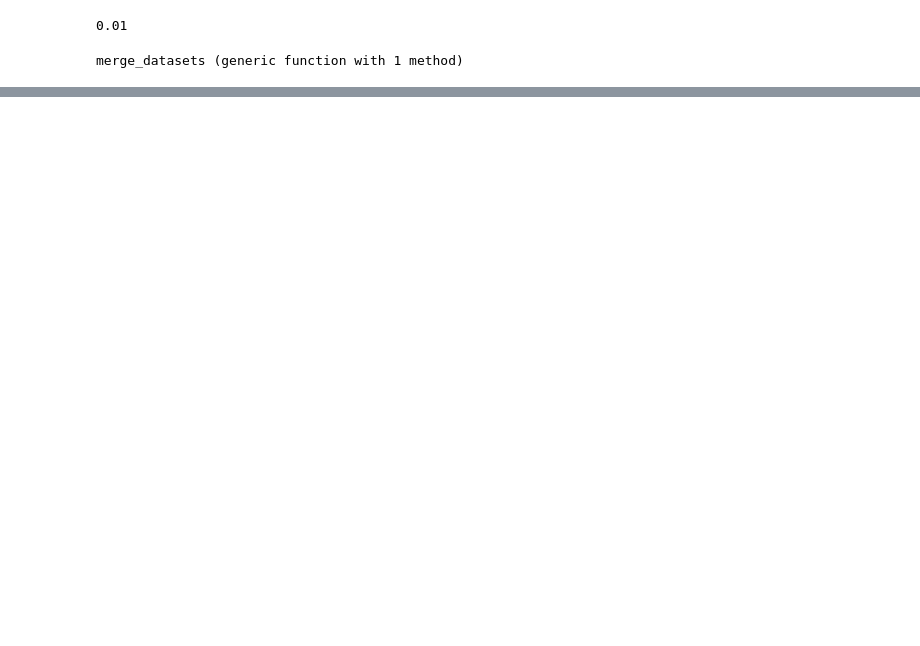
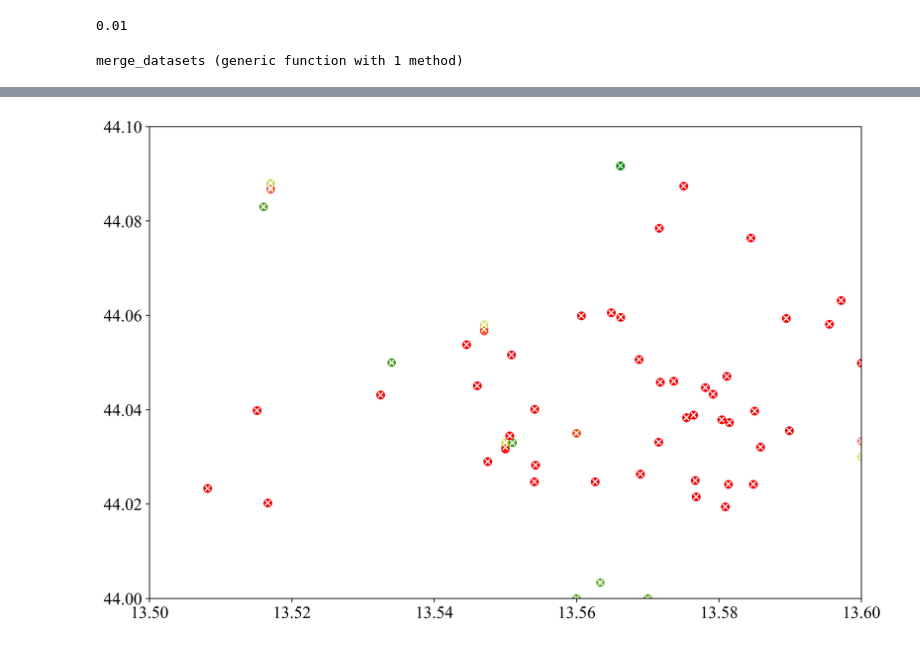
Before and after one commit to gher-uliege/DIVAnd-FAIR-EASE, a Jupyter notebook: src/remove_duplicates.ipynb, the cells around one changed output, grey strips where cells are left out. Drawn from its saved outputs; the diff is of its cells as text; code cells hidden in the pictures; blank space fills up the shorter version.

```diff
--- a/src/remove_duplicates.ipynb
+++ b/src/remove_duplicates.ipynb
@@ -266,0 +306,14 @@ end
+# %%
+colorlist = ["y", "b", "g", "r"]
+fig = plt.figure()
+ax = plt.subplot(111)
+for ii = 1:nfiles
+    ax.plot(lonall[ii], latall[ii], "o", ms=7, alpha=0.1, color=colorlist[ii])
+end
+ax.plot()
+ax.set_xlim(13.5, 13.6)
+ax.set_ylim(44., 44.1)
+ax.plot(obslon, obslat, "wx", ms=5)
+plt.show()
+# %% [output]
+[figure, added]
```
Also changed, not shown: parts of 12 cells of this notebook, 3 other files.
